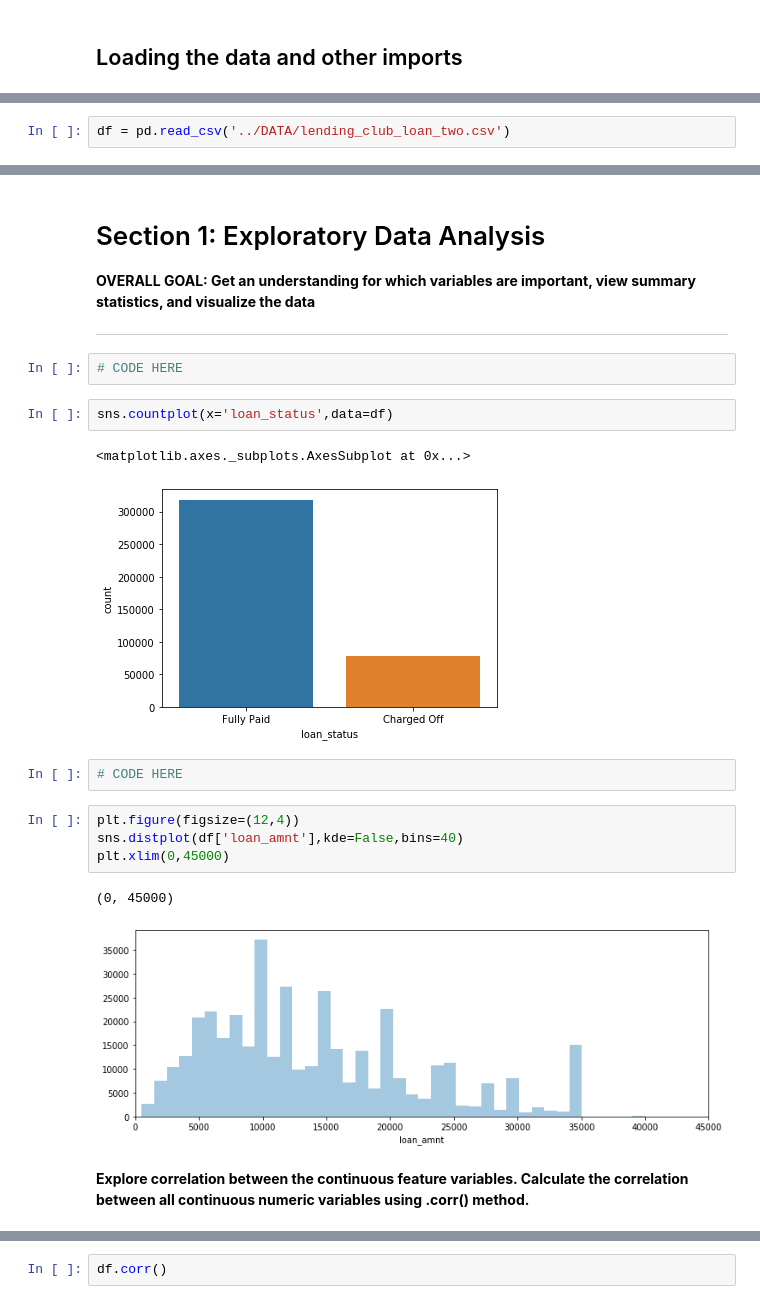
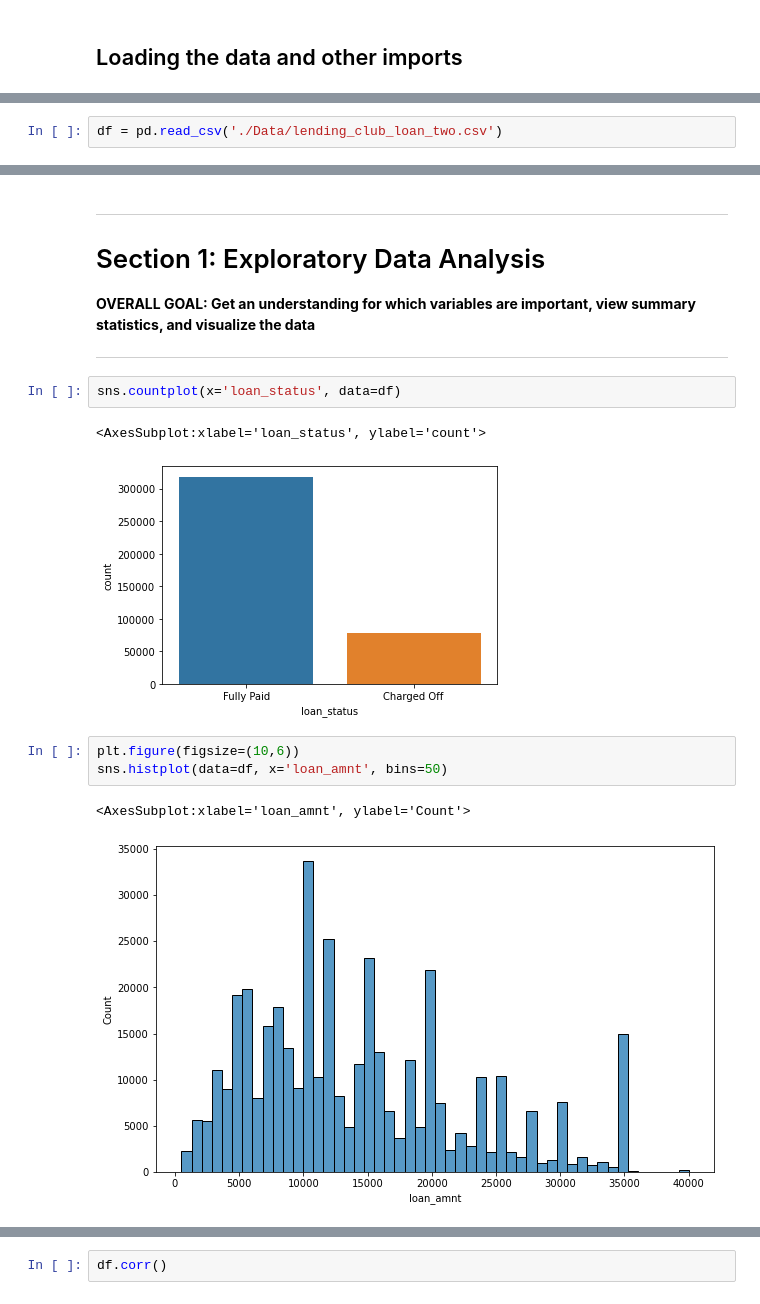
Before and after one commit to aman7488/loan_eligibility_prediction, a Jupyter notebook: Loan Eligibility Prediction.ipynb, the cells around one changed output, grey strips where cells are left out. Drawn from its saved outputs; the diff is of its cells as text.

```diff
--- a/Loan Eligibility Prediction.ipynb
+++ b/Loan Eligibility Prediction.ipynb
@@ -196,6 +194,6 @@ import seaborn as sns
 %matplotlib inline
 # %%
-df = pd.read_csv('../DATA/lending_club_loan_two.csv')
+df = pd.read_csv('./Data/lending_club_loan_two.csv')
 # %%
 df.info()
 # %% [output]
@@ -217,27 +215,21 @@ address                 396030 non-null object
 dtypes: float64(12), object(15)
 memory usage: 81.6+ MB
 # %% [markdown]
+------
+
 # Section 1: Exploratory Data Analysis
 
 **OVERALL GOAL: Get an understanding for which variables are important, view summary statistics, and visualize the data**
 
-
-----
+------
-# %%
-# CODE HERE
 # %%
-sns.countplot(x='loan_status',data=df)
+sns.countplot(x='loan_status', data=df)
 # %% [output]
-<matplotlib.axes._subplots.AxesSubplot at 0x...>
+<AxesSubplot:xlabel='loan_status', ylabel='count'>
-[figure, old version]
+[figure, new version]
-# %%
-# CODE HERE
 # %%
-plt.figure(figsize=(12,4))
-sns.distplot(df['loan_amnt'],kde=False,bins=40)
-plt.xlim(0,45000)
+plt.figure(figsize=(10,6))
+sns.histplot(data=df, x='loan_amnt', bins=50)
 # %% [output]
-(0, 45000)
+<AxesSubplot:xlabel='loan_amnt', ylabel='Count'>
-[figure, old version]
+[figure, new version]
-# %% [markdown]
-**Explore correlation between the continuous feature variables. Calculate the correlation between all continuous numeric variables using .corr() method.**
```
Also changed, not shown: parts of 185 cells of this notebook, 3 other files.
